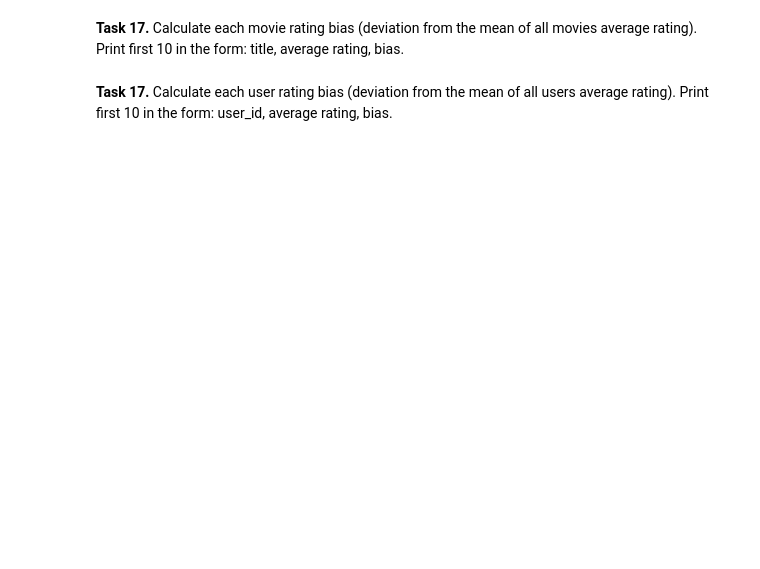
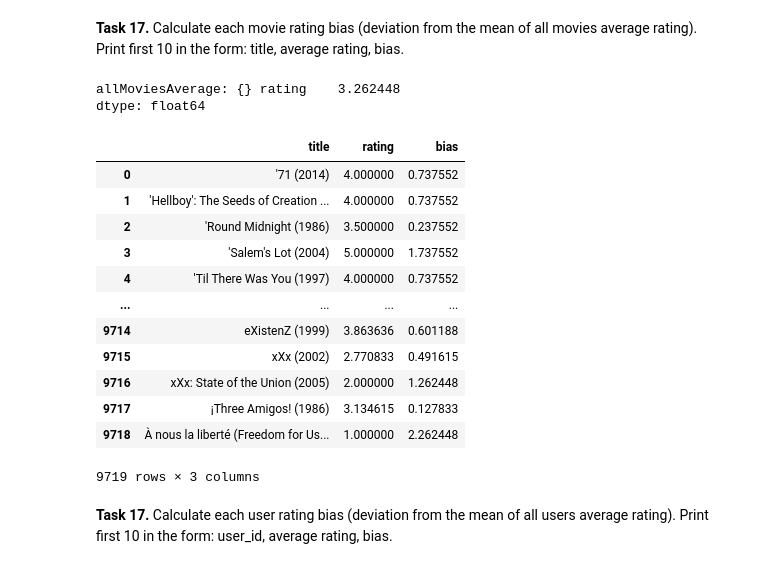
Before and after one commit to PiotrZiolo/recommender-systems-class, a Jupyter notebook: class_02_numpy_pandas.ipynb, the cells around one changed output. Saved outputs shown, nothing was run; the diff lists cells and outputs as text; code cells hidden in the pictures; blank space fills up the shorter version.

```diff
--- a/class_02_numpy_pandas.ipynb
+++ b/class_02_numpy_pandas.ipynb
@@ -278,7 +330,31 @@ display(steam_df_copy.head(10))
 # %% [markdown]
 **Task 17.** Calculate each movie rating bias (deviation from the mean of all movies average rating). Print first 10 in the form: title, average rating, bias.
 # %%
-# Write your code here
+#display(ml_df)
+
+allMoviesAverage = ml_df.groupby('movieId').agg({'rating': 'mean'}).agg({'rating': 'mean'})
+
+ml_df_copy = ml_df.copy().groupby('title').agg(rating = ('rating', 'mean')).reset_index()
+ml_df_copy['bias'] = ml_df_copy['rating'].apply(lambda x: np.abs(allMoviesAverage - x))
+
+print("allMoviesAverage: {}", allMoviesAverage)
+display(ml_df_copy)
+# %% [output]
+allMoviesAverage: {} rating    3.262448
+dtype: float64
+|  | title | rating | bias |
+| 0 | '71 (2014) | 4.000000 | 0.737552 |
+| 1 | 'Hellboy': The Seeds of Creation ... | 4.000000 | 0.737552 |
+| 2 | 'Round Midnight (1986) | 3.500000 | 0.237552 |
+| 3 | 'Salem's Lot (2004) | 5.000000 | 1.737552 |
+| 4 | 'Til There Was You (1997) | 4.000000 | 0.737552 |
+| ... | ... | ... | ... |
+| 9714 | eXistenZ (1999) | 3.863636 | 0.601188 |
+| 9715 | xXx (2002) | 2.770833 | 0.491615 |
+| 9716 | xXx: State of the Union (2005) | 2.000000 | 1.262448 |
+| 9717 | ¡Three Amigos! (1986) | 3.134615 | 0.127833 |
+| 9718 | À nous la liberté (Freedom for Us... | 1.000000 | 2.262448 |
+9719 rows × 3 columns
 # %% [markdown]
 **Task 17.** Calculate each user rating bias (deviation from the mean of all users average rating). Print first 10 in the form: user_id, average rating, bias.
 # %%
```
Also changed, not shown: parts of 4 cells of this notebook.
